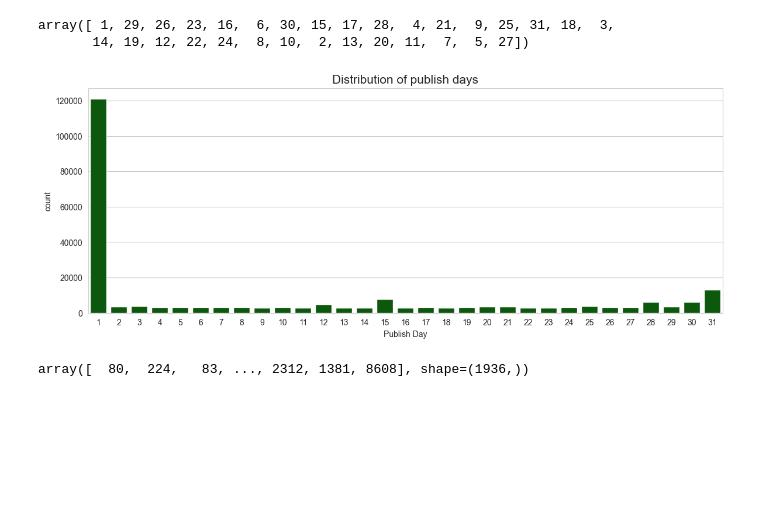
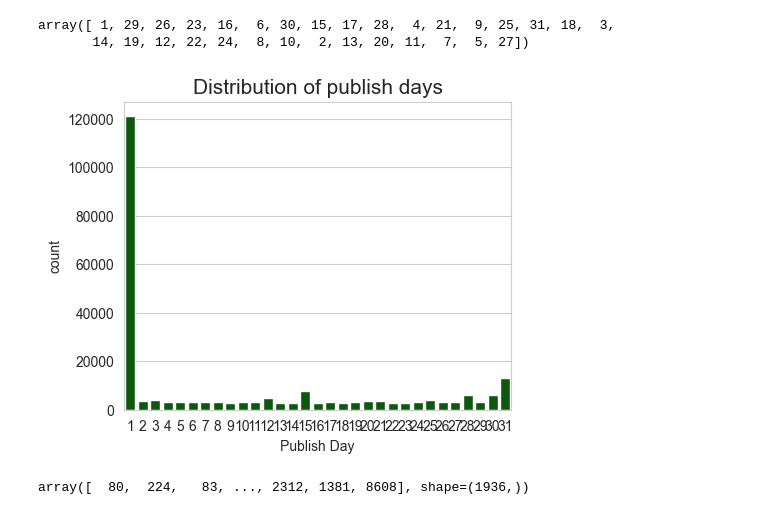
Before and after one commit to Fatemenamdar20/Book_recommendation_sy, a Jupyter notebook: book.ipynb, the cells around one changed output. Drawn from its saved outputs; the diff is of its cells as text; code cells hidden in the pictures; blank space fills up the shorter version.

```diff
--- a/book.ipynb
+++ b/book.ipynb
@@ -339,13 +339,13 @@ array([ 1, 29, 26, 23, 16,  6, 30, 15, 17, 28,  4, 21,  9, 25, 31, 18,  3,
 # df["PublishDay"].value_counts()
 # %%
 day_count = df["PublishDay"].value_counts()
-plt.figure(figsize=(14,5))
+plt.figure(figsize=(5,4))
 sns.barplot(day_count, color= "darkgreen")
 plt.title("Distribution of publish days", size=15)
 plt.xlabel("Publish Day", size=10)
 plt.show()
 # %% [output]
-[figure, old version]
+[figure, new version]
 # %%
 df.drop(columns=["PublishDay"], inplace=True)
 # %%
```
Also changed, not shown: parts of 16 cells of this notebook.
